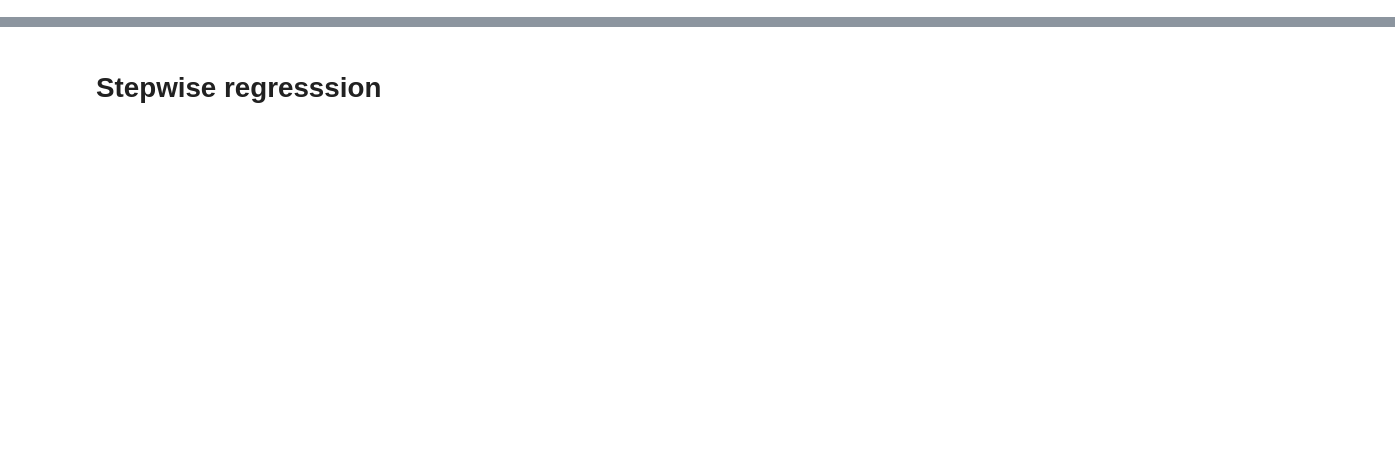
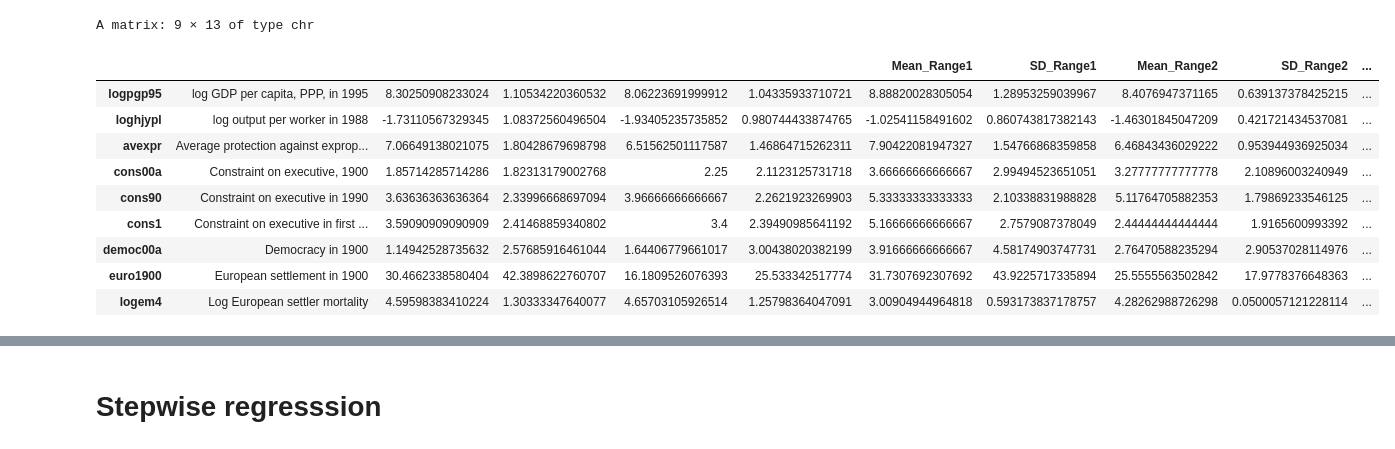
Before and after one commit to emolinaperez/econometrics_mek, a Jupyter notebook: Week 7/R/Week7_Lab.ipynb, the cells around one changed output, grey strips where cells are left out. Saved outputs shown, nothing was run; the diff lists cells and outputs as text; code cells hidden in the pictures; blank space fills up the shorter version.

```diff
--- a/Week 7/R/Week7_Lab.ipynb
+++ b/Week 7/R/Week7_Lab.ipynb
@@ -91,40 +141,7 @@ table <- function(dt, variables) {
   }
 
   # Convertir a data.table
-  stats_dt <- data.table(stats_list)
+  stats_dt <- data.frame(stats_list)
 
   return(stats_dt)
 }
-# %%
-stats_by_mortality <- function(dt, variables) {
-
-  ranges <- list(
-    range1 = list(min = -Inf, max = 65.4),
-    range2 = list(min = 65.4, max = 78.1),
-    range3 = list(min = 78.1, max = 280),
-    range4 = list(min = 280, max = Inf)
-  )
-
-  stats_list <- list()
-
-  for(var in variables) {
-    means <- numeric(4)
-
-    for(i in 1:4) {
-      range <- ranges[[i]]
-      means[i] <- dt[excolony == 1 &
-                    !is.na(extmort4) &
-                    !is.na(avexpr) &
-                    !is.na(logpgp95) &
-                    extmort4 >= range$min &
-                    extmort4 < range$max,
-                    mean(get(var), na.rm = TRUE)]
-    }
-
-    stats_list[[var]] <- means
-  }
-
-  stats_dt <- data.frame(stats_list)
-
-  return(stats_dt)
-}
@@ -131,25 +229,30 @@ stats_by_mortality <- function(dt, variables) {
 # %%
-# table
-vars <- c("logpgp95", "loghjypl", "avexpr", "cons00a","cons90", "cons1", "democ00a", "euro1900","logem4")
-c1 <- table(t1data, vars)
-c2 <- table(t1data[baseco==1,], vars)
-c3 <- stats_by_mortality(t1data, vars)
-
 table_1 <- cbind(c("log GDP per capita, PPP, in 1995",
                        "log output per worker in 1988",
                        "Average protection against expropriation risk, 1985-1995",
                        "Constraint on executive, 1900",
                        "Constraint on executive in 1990",
                        "Constraint on executive in first year of independence",
                        "Democracy in 1900",
                        "European settlement in 1900",
                        "Log European settler mortality"),
-                       c1,c2,c3)
+                       t(c1),t(c2),t(c3))
 
-#colnames(table_1) <- c('Var','Whole world', 'Base sample', "Q")
 
 # print table
 table_1
+# %% [output]
+A matrix: 9 × 13 of type chr
+|  |  |  |  |  |  | Mean_Range1 | SD_Range1 | Mean_Range2 | SD_Range2 | ... |
+| logpgp95 | log GDP per capita, PPP, in 1995 | 8.30250908233024 | 1.10534220360532 | 8.06223691999912 | 1.04335933710721 | 8.88820028305054 | 1.28953259039967 | 8.4076947371165 | 0.639137378425215 | ... |
+| loghjypl | log output per worker in 1988 | -1.73110567329345 | 1.08372560496504 | -1.93405235735852 | 0.980744433874765 | -1.02541158491602 | 0.860743817382143 | -1.46301845047209 | 0.421721434537081 | ... |
+| avexpr | Average protection against exprop... | 7.06649138021075 | 1.80428679698798 | 6.51562501117587 | 1.46864715262311 | 7.90422081947327 | 1.54766868359858 | 6.46843436029222 | 0.953944936925034 | ... |
+| cons00a | Constraint on executive, 1900 | 1.85714285714286 | 1.82313179002768 | 2.25 | 2.1123125731718 | 3.66666666666667 | 2.99494523651051 | 3.27777777777778 | 2.10896003240949 | ... |
+| cons90 | Constraint on executive in 1990 | 3.63636363636364 | 2.33996668697094 | 3.96666666666667 | 2.2621923269903 | 5.33333333333333 | 2.10338831988828 | 5.11764705882353 | 1.79869233546125 | ... |
+| cons1 | Constraint on executive in first ... | 3.59090909090909 | 2.41468859340802 | 3.4 | 2.39490985641192 | 5.16666666666667 | 2.7579087378049 | 2.44444444444444 | 1.9165600993392 | ... |
+| democ00a | Democracy in 1900 | 1.14942528735632 | 2.57685916461044 | 1.64406779661017 | 3.00438020382199 | 3.91666666666667 | 4.58174903747731 | 2.76470588235294 | 2.90537028114976 | ... |
+| euro1900 | European settlement in 1900 | 30.4662338580404 | 42.3898622760707 | 16.1809526076393 | 25.533342517774 | 31.7307692307692 | 43.9225717335894 | 25.5555563502842 | 17.9778376648363 | ... |
+| logem4 | Log European settler mortality | 4.59598383410224 | 1.30333347640077 | 4.65703105926514 | 1.25798364047091 | 3.00904944964818 | 0.593173837178757 | 4.28262988726298 | 0.0500057121228114 | ... |
 # %%
 # TABLE 2—OLS REGRESSIONS
 t2data <- read_dta("https://raw.githubusercontent.com/emolinaperez/econometrics_mek/main/Week%207/data/maketable2.dta") %>% as.data.table()
```
Also changed, not shown: parts of 47 cells of this notebook.
